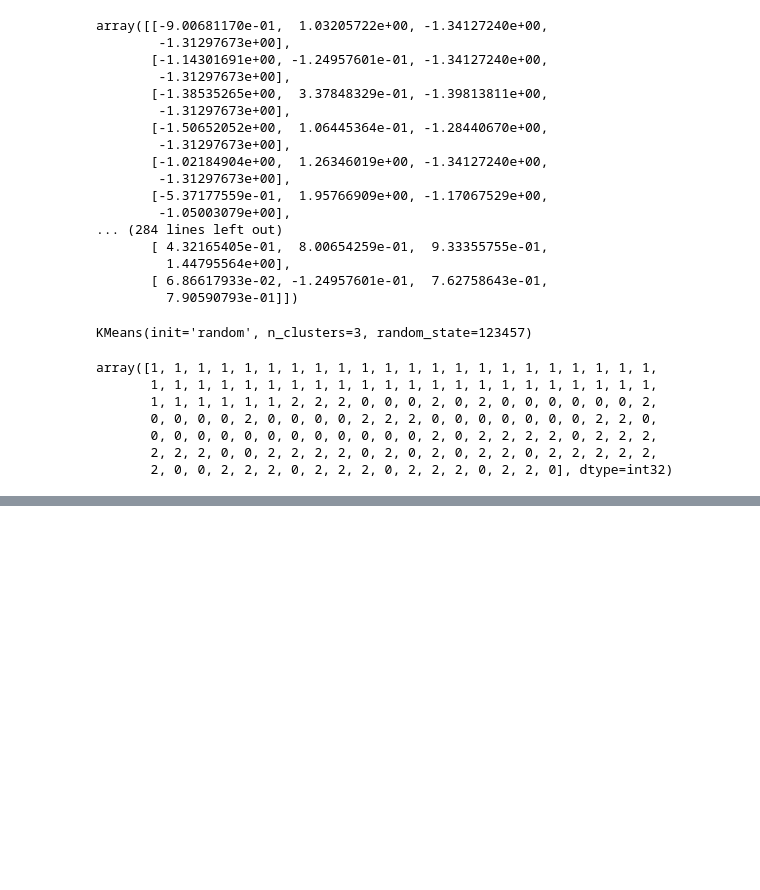
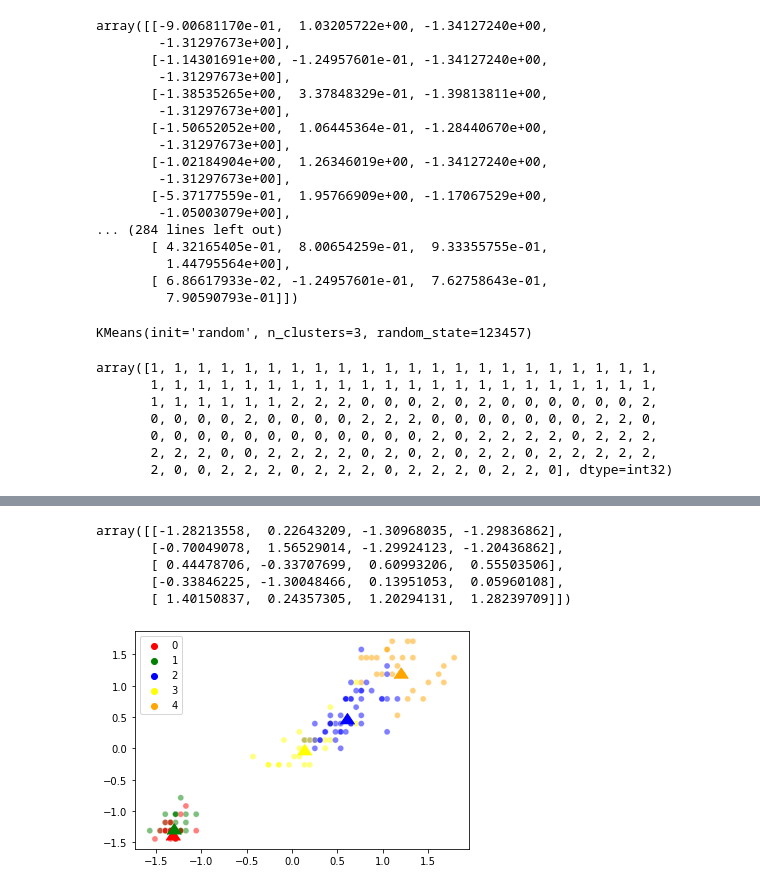
Before and after one commit to ferminitu/F_de_Informatica, a Jupyter notebook: F. de Informática/Python avanzado/Ciencia de Datos/Clase 10-06/iris.ipynb, the cells around one changed output, grey strips where cells are left out. Drawn from its saved outputs; the diff is of its cells as text; code cells hidden in the pictures; blank space fills up the shorter version.

```diff
--- a/F. de Informática/Python avanzado/Ciencia de Datos/Clase 10-06/iris.ipynb
+++ b/F. de Informática/Python avanzado/Ciencia de Datos/Clase 10-06/iris.ipynb
@@ -89,0 +124,14 @@ array([1, 1, 1, 1, 1, 1, 1, 1, 1, 1, 1, 1, 1, 1, 1, 1, 1, 1, 1, 1, 1, 1,
+# %%
+kmeans2.cluster_centers_
+# %% [output]
+array([[-1.28213558,  0.22643209, -1.30968035, -1.29836862],
+       [-0.70049078,  1.56529014, -1.29924123, -1.20436862],
+       [ 0.44478706, -0.33707699,  0.60993206,  0.55503506],
+       [-0.33846225, -1.30048466,  0.13951053,  0.05960108],
+       [ 1.40150837,  0.24357305,  1.20294131,  1.28239709]])
+# %%
+colores = ["red", "green", "blue", "yellow", "orange"]
+g = sns.scatterplot(x = iris_escaleado[:,2], y = iris_escaleado[:, 3], hue = kmeans2.labels_, palette = colores, alpha = 0.5)
+g = sns.scatterplot(x = kmeans2.cluster_centers_[:,2], y = kmeans2.cluster_centers_[:,3], zorder = 10, palette = colores, hue = [0, 1, 2, 3, 4], legend = False, marker=6, s=200)
+# %% [output]
+[figure, added]
```
Also changed, not shown: parts of 12 cells of this notebook.
